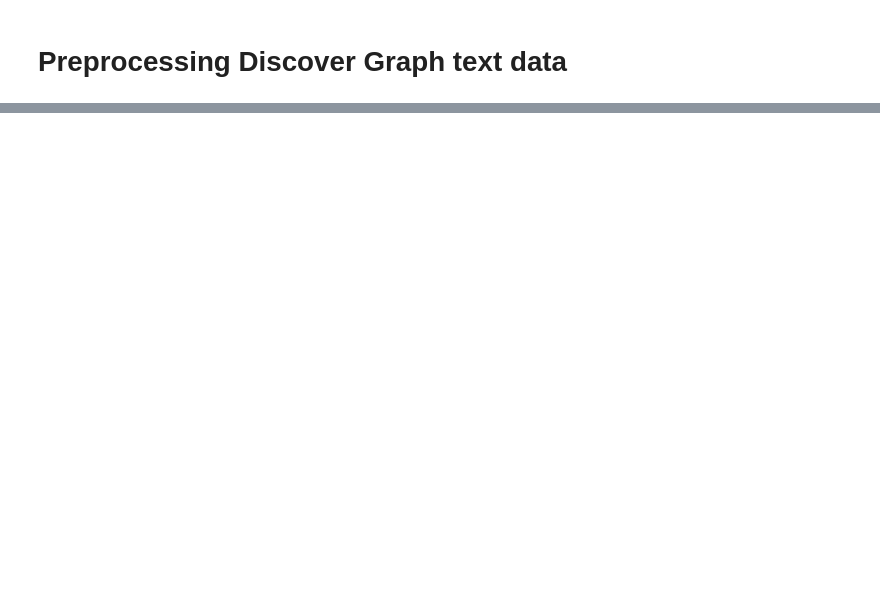
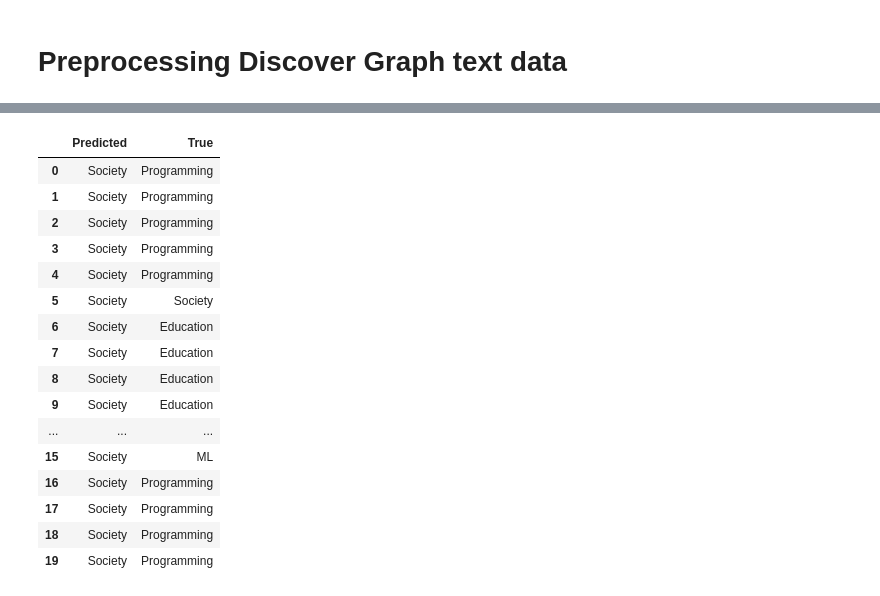
Before and after one commit to nindooAI/universe, a Jupyter notebook: text_preprocessing.ipynb, the cells around one changed output, grey strips where cells are left out. Saved outputs shown, nothing was run; the diff lists cells and outputs as text; code cells hidden in the pictures; blank space fills up the shorter version.

```diff
--- a/text_preprocessing.ipynb
+++ b/text_preprocessing.ipynb
@@ -168,0 +349,27 @@ for key in w2idx_dict.keys():
+# %%
+all_nodes = labels.index
+all_gen = generator.flow(all_nodes)
+all_predictions = model.predict(all_gen)
+# %%
+node_predictions = target_encoding.inverse_transform(all_predictions.squeeze())
+# %%
+df = pd.DataFrame({"Predicted": node_predictions, "True": labels})
+df.head(20)
+# %% [output]
+|  | Predicted | True |
+| 0 | Society | Programming |
+| 1 | Society | Programming |
+| 2 | Society | Programming |
+| 3 | Society | Programming |
+| 4 | Society | Programming |
+| 5 | Society | Society |
+| 6 | Society | Education |
+| 7 | Society | Education |
+| 8 | Society | Education |
+| 9 | Society | Education |
+| ... | ... | ... |
+| 15 | Society | ML |
+| 16 | Society | Programming |
+| 17 | Society | Programming |
+| 18 | Society | Programming |
+| 19 | Society | Programming |
```
Also changed, not shown: parts of 34 cells of this notebook, 6 other files.
